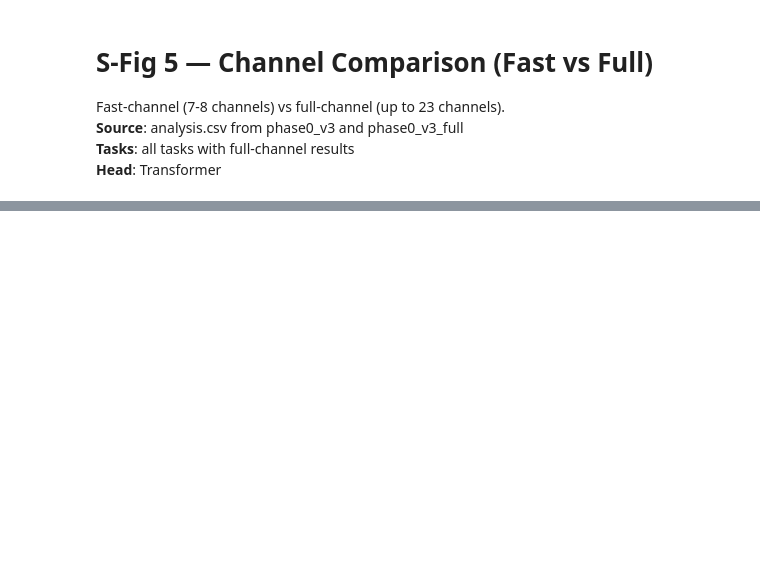
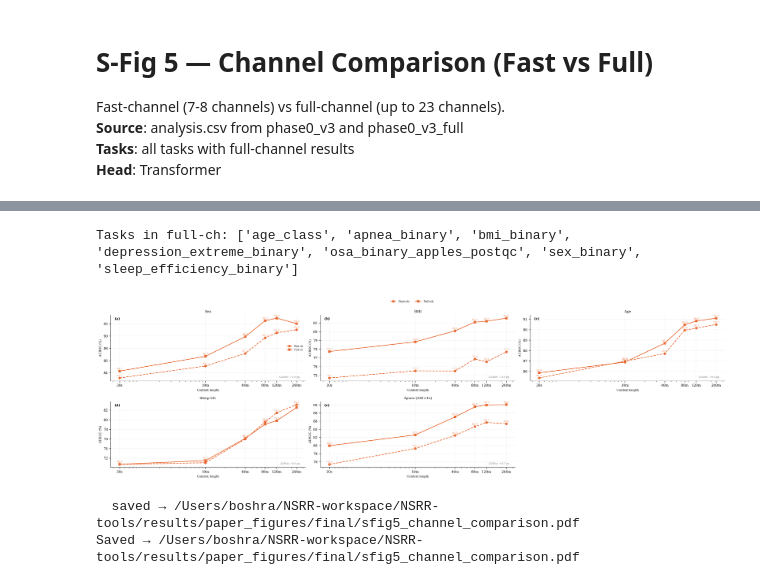
Before and after one commit to boshrakh95/NSRR-tools, a Jupyter notebook: results/paper_figures/notebooks/sfig13_channel_comparison.ipynb, the cells around one changed output, grey strips where cells are left out. Drawn from its saved outputs; the diff is of its cells as text; code cells hidden in the pictures; blank space fills up the shorter version.

```diff
--- a/results/paper_figures/notebooks/sfig13_channel_comparison.ipynb
+++ b/results/paper_figures/notebooks/sfig13_channel_comparison.ipynb
@@ -70,32 +73,43 @@ df_full = load_analysis("phase0_v3_full", split=SPLIT, k="all")
 # Check which tasks exist in full channel
 full_tasks = df_full["task"].unique().tolist()
 print("Tasks in full-ch:", sorted(full_tasks))
-TASKS_PLOT = [t for t in TASKS if t in full_tasks]
+EXCLUDE = {"osa_binary_apples_postqc", "depression_extreme_binary"}
+TASKS_PLOT = [t for t in TASKS if t in full_tasks and t not in EXCLUDE]
+# %% [output]
+Tasks in full-ch: ['age_class', 'apnea_binary', 'bmi_binary', 'depression_extreme_binary', 'osa_binary_apples_postqc', 'sex_binary', 'sleep_efficiency_binary']
 # %%
 N_COLS = 3
 N_ROWS = (len(TASKS_PLOT) + N_COLS - 1) // N_COLS
 
-fig, axes = plt.subplots(N_ROWS, N_COLS, figsize=(FULL_W, N_ROWS * 2.1))
+fig, axes = plt.subplots(N_ROWS, N_COLS, figsize=(3*FULL_W, N_ROWS * 3))
 axes_flat = axes.flatten()
 
 for i, (ax, task) in enumerate(zip(axes_flat, TASKS_PLOT)):
     panels.channel_comparison_panel(ax, df_fast, df_full, task, head=HEAD)
     ax.set_title(TASK_LABEL.get(task, task), fontsize=8)
     add_panel_label(ax, f"({chr(97+i)})")
     if i > 0 and ax.get_legend():
         ax.get_legend().remove()
 
 # Shared legend
 handles, labels = axes_flat[0].get_legend_handles_labels()
 fig.legend(handles, labels, loc="upper center", ncol=2, fontsize=7,
            bbox_to_anchor=(0.5, 1.02), frameon=False)
 
 for ax in axes_flat[len(TASKS_PLOT):]:
     ax.set_visible(False)
 
 fig.tight_layout(rect=[0, 0, 1, 0.97], h_pad=1.5, w_pad=1.0)
 plt.show()
+# %% [output]
+[figure, added]
 # %%
-# ── Run when figure looks good ──────────────────────────────────
+# ── Run when figure looks good ──────────────────────────────
 save_figure(fig, FINAL_OUT, "sfig5_channel_comparison")
-print("Saved →", FINAL_OUT / "sfig5_channel_comparison.pdf")
+import shutil
+shutil.copy(FINAL_OUT / "sfig5_channel_comparison.pdf",
+            WORKSPACE_ROOT / "TBME_submission" / "sfig5_channel_comparison.pdf")
+print("Saved + copied → TBME_submission/sfig5_channel_comparison.pdf")
+# %% [output]
+  saved → /Users/boshra/NSRR-workspace/NSRR-tools/results/paper_figures/final/sfig5_channel_comparison.pdf
+Saved → /Users/boshra/NSRR-workspace/NSRR-tools/results/paper_figures/final/sfig5_channel_comparison.pdf
```
Also changed, not shown: parts of 1 cell of this notebook, 34 other files.
